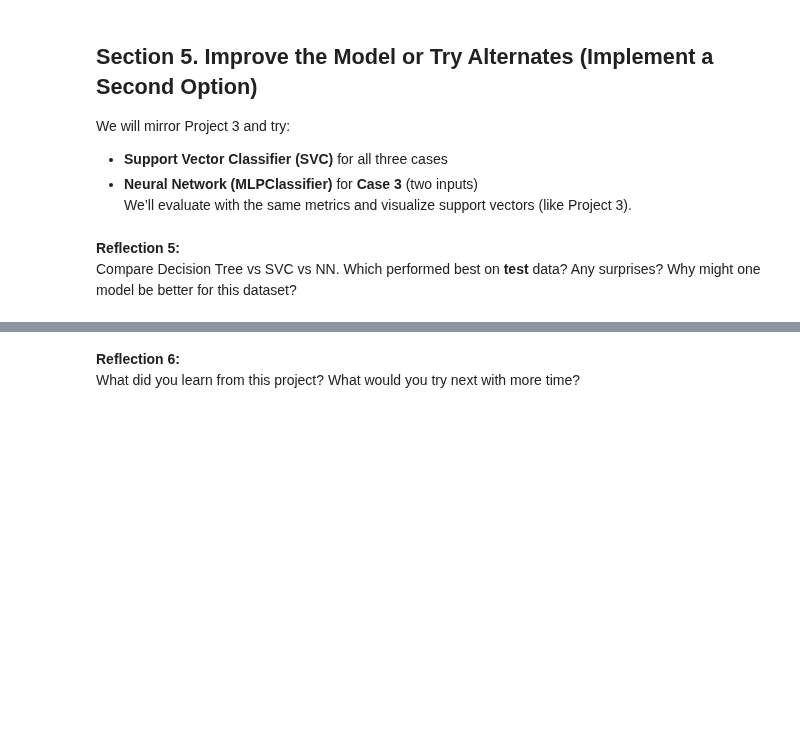
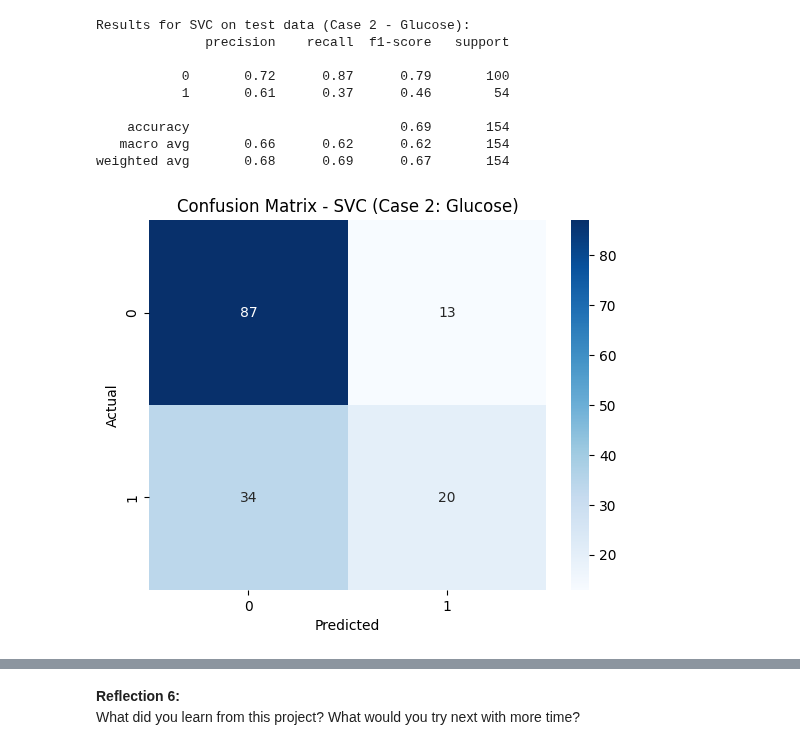
Before and after one commit to BethSpornitz/ml01, a Jupyter notebook: notebooks/midterm/ml_midterm_bethspornitz.ipynb, the cells around one changed output, grey strips where cells are left out. Cells and saved outputs as stored; diff of their text form; code cells hidden in the pictures; blank space fills up the shorter version.

Commit message:
save Midterm Code

```diff
--- a/notebooks/midterm/ml_midterm_bethspornitz.ipynb
+++ b/notebooks/midterm/ml_midterm_bethspornitz.ipynb
@@ -33,13 +29,10 @@ We’ll load from a local `data/diabetes.csv` (as required by the midterm), disp
 # %%
 # Load Diabetes dataset
-# Place diabetes.csv at: ./data/diabetes.csv
-# If needed, you can also use a known public mirror URL, but for the midterm keep a local copy in /data.
-DATA_PATH = "data/diabetes.csv"
+
+DATA_PATH = r"C:\Repos\ml-bethspornitz\notebooks\midterm\data\diabetes.csv"
 
 df = pd.read_csv(DATA_PATH)
 
 # Standard inspect
 print("Shape:", df.shape)
 display(df.head(10))
-display(df.info())
-display(df.describe(include="all").T)
@@ -254,7 +473,0 @@ How well did the Decision Trees perform across the three cases? Any overfitting
-# %% [markdown]
-## Section 5. Improve the Model or Try Alternates (Implement a Second Option)
-
-We will mirror Project 3 and try:
-- **Support Vector Classifier (SVC)** for all three cases
-- **Neural Network (MLPClassifier)** for **Case 3** (two inputs)
-We’ll evaluate with the same metrics and visualize support vectors (like Project 3).
@@ -368,3 +474,30 @@ plt.show()
-# %% [markdown]
-**Reflection 5:**
-Compare Decision Tree vs SVC vs NN. Which performed best on **test** data? Any surprises? Why might one model be better for this dataset?
+# %%
+# CASE 2: SVC using Glucose
+svc_model2 = SVC()
+svc_model2.fit(X2_train, y2_train)
+
+# Predictions
+y2_svc_pred = svc_model2.predict(X2_test)
+
+# Classification Report
+print("Results for SVC on test data (Case 2 - Glucose):")
+print(classification_report(y2_test, y2_svc_pred))
+
+# Confusion Matrix Heatmap
+cm2_svc = confusion_matrix(y2_test, y2_svc_pred)
+sns.heatmap(cm2_svc, annot=True, cmap='Blues', fmt='g')
+plt.title('Confusion Matrix - SVC (Case 2: Glucose)')
+plt.xlabel('Predicted')
+plt.ylabel('Actual')
+plt.show()
+# %% [output]
+Results for SVC on test data (Case 2 - Glucose):
+              precision    recall  f1-score   support
+
+           0       0.72      0.87      0.79       100
+           1       0.61      0.37      0.46        54
+
+    accuracy                           0.69       154
+   macro avg       0.66      0.62      0.62       154
+weighted avg       0.68      0.69      0.67       154
+[figure, added]
```
Also changed, not shown: parts of 49 cells of this notebook, 1 other file.
